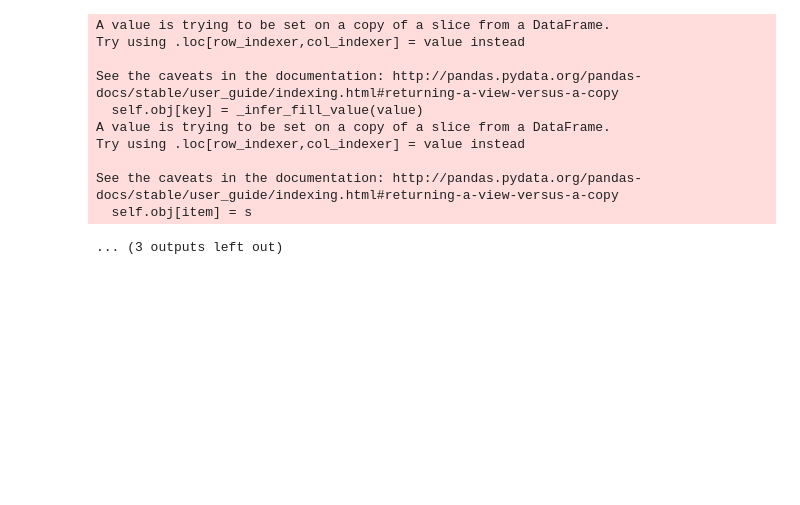
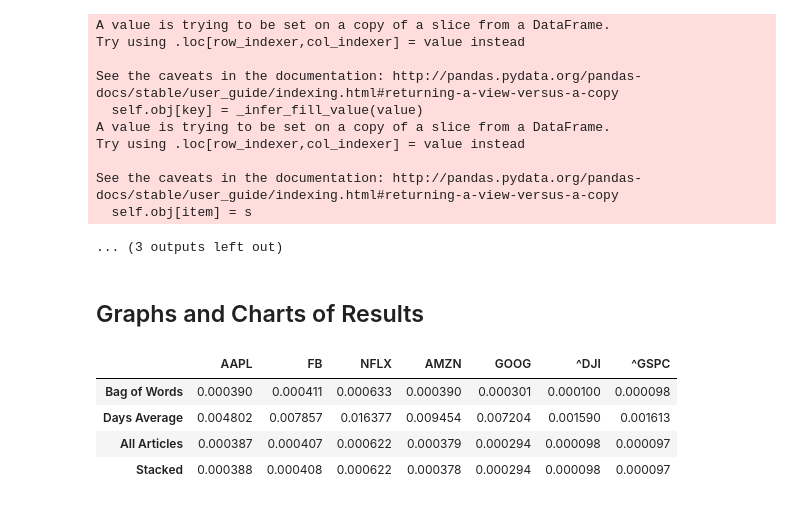
Before and after one commit to AbbyB/orie4741, a Jupyter notebook: Final Project/News Models.ipynb, the cells around one changed output. Drawn from its saved outputs; the diff is of its cells as text; code cells hidden in the pictures; blank space fills up the shorter version.

```diff
--- a/Final Project/News Models.ipynb
+++ b/Final Project/News Models.ipynb
@@ -768,3 +810,44 @@ Try using .loc[row_indexer,col_indexer] = value instead
 See the caveats in the documentation: http://pandas.pydata.org/pandas-docs/stable/user_guide/indexing.html#returning-a-view-versus-a-copy
   self.obj[item] = s
 ... (3 outputs left out)
+# %% [markdown]
+## Graphs and Charts of Results
+# %%
+reg_models = pd.DataFrame(np.array([
+    [0.0003900487219754105,
+     0.00041068732246477674,
+     0.0006333879484441252,
+     0.0003903427822283333,
+     0.0003010132565824724,
+     9.953919470454011e-05,
+     9.77064388541399e-05],
+    [0.004801978374477705,
+     0.007857353389514403,
+     0.016376986716709906,
+     0.00945374144760702,
+     0.00720401193165237,
+     0.0015902343599479322,
+     0.001613102163909155],
+    [0.0003868585165670449,
+     0.00040729329176409095,
+     0.0006215365808348696,
+     0.0003793477828953,
+     0.0002942817124558133,
+     9.800742814330056e-05,
+     9.660513905721755e-05],
+    [0.00038786604906259297,
+     0.0004080889089439621,
+     0.0006218565648224291,
+     0.0003782059040303174,
+     0.0002941877160755917,
+     9.799727475496061e-05,
+     9.682482262926184e-05]]),
+                          columns=['AAPL', 'FB', 'NFLX', 'AMZN', 'GOOG', '^DJI', '^GSPC'])
+reg_models = reg_models.set_index(pd.Index(['Bag of Words', 'Days Average', 'All Articles', 'Stacked']))
+reg_models
+# %% [output]
+|  | AAPL | FB | NFLX | AMZN | GOOG | ^DJI | ^GSPC |
+| Bag of Words | 0.000390 | 0.000411 | 0.000633 | 0.000390 | 0.000301 | 0.000100 | 0.000098 |
+| Days Average | 0.004802 | 0.007857 | 0.016377 | 0.009454 | 0.007204 | 0.001590 | 0.001613 |
+| All Articles | 0.000387 | 0.000407 | 0.000622 | 0.000379 | 0.000294 | 0.000098 | 0.000097 |
+| Stacked | 0.000388 | 0.000408 | 0.000622 | 0.000378 | 0.000294 | 0.000098 | 0.000097 |
```
Also changed, not shown: parts of 19 cells of this notebook.
